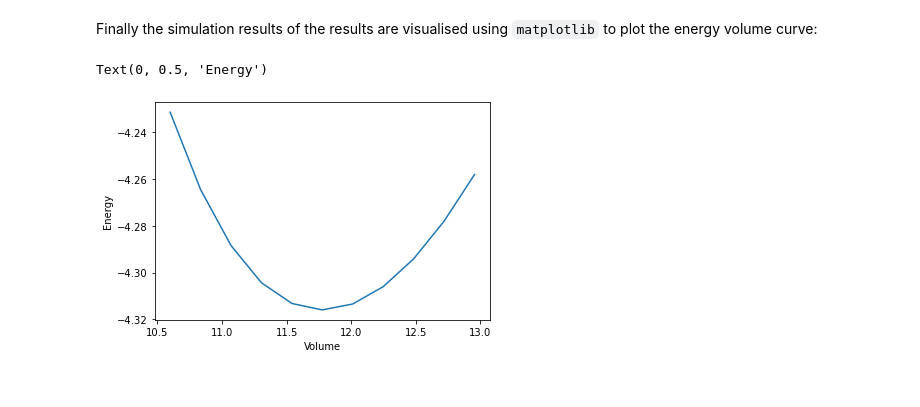
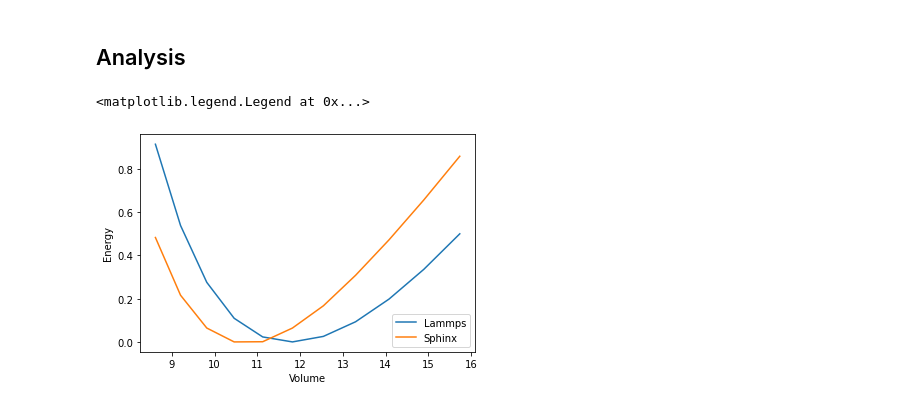
Before and after one commit to pyiron-workshop/swimm-workshop-2021, a Jupyter notebook: day2.ipynb, the cells around one changed output. Cells and saved outputs as stored; diff of their text form; code cells hidden in the pictures.

```diff
--- a/day2.ipynb
+++ b/day2.ipynb
@@ -13,3 +13,3 @@ As a first step the lattice constant is optimized for the specific lattice const
 # %%
-job_mini = pr.create.job.Lammps(job_name="job_mini")
-job_mini.structure = pr.create.structure.ase.bulk("Fe", cubic=True)
+alat_guess = pr.create.structure.ase.bulk("Fe", cubic=True).cell[0,0]
+alat_guess
@@ -33,3 +17,0 @@ The lattice constant is extracted from the final structure of the minimization c
-# %%
-alat_guess = job_mini.get_structure().cell[0,0]
-np.round(alat_guess, 3)
@@ -40,9 +18,7 @@ Based on the initial guess of the lattice constant 11 strains ranging from $90$%
 # %%
-for strain in np.linspace(0.9, 1.1, 11):
-    job_name = "lmp_" + str(np.round(strain,2)).replace(".", "_")
-    job = pr.create.job.Lammps(job_name=job_name)
-    print(alat_guess * strain**(1/3))
-    job.structure = pr.create.structure.ase.bulk("Fe", a=alat_guess * strain**(1/3), )
-    job.potential = potential
+for strain in strain_lst:
+    job_name = "job_sphinx_" + str(np.round(strain, 2)).replace(".", "_")
+    job = pr.create_job(pr.job_type.Sphinx, job_name)
+    job.structure = pr.create.structure.ase.bulk("Fe", a=alat_guess * strain)
     job.run()
 # %% [output]
@@ -85,0 +51,7 @@ The simulation results are collected with a simple for loop by iterating over th
+# %%
+for code in ["Lammps", "Sphinx"]:
+    for strain in strain_lst:
+        job_name = "job_" + code.lower() + "_" + str(np.round(strain, 2)).replace(".", "_")
+        job = pr.create_job(code, job_name)
+        job.structure = pr.create.structure.ase.bulk("Fe", a=alat_guess * strain)
+        job.run()
@@ -85,0 +101,2 @@ The simulation results are collected with a simple for loop by iterating over th
+# %% [markdown]
+## Analysis
@@ -86,16 +105,14 @@ The simulation results are collected with a simple for loop by iterating over th
 # %%
-vol_lst, eng_lst = [], []
-for job in pr.iter_jobs():
-    if "lmp_" in job.job_name:
-        vol_lst.append(job["output/generic/volume"][-1])
-        eng_lst.append(job["output/generic/energy_tot"][-1])
+for code in ["Lammps", "Sphinx"]:
+    vol_lst, eng_lst = [], []
+    for job in pr.iter_jobs(convert_to_object=False):
+        if code.lower() in job.job_name:
+            vol_lst.append(job["output/generic/volume"][-1])
+            eng_lst.append(job["output/generic/energy_tot"][-1])
+    plt.plot(vol_lst, eng_lst - np.min(eng_lst), label=code)
+plt.xlabel("Volume")
+plt.ylabel("Energy")
+plt.legend()
+# %% [output]
+<matplotlib.legend.Legend at 0x...>
+[figure, added]
-# %% [markdown]
-Finally the simulation results of the results are visualised using `matplotlib` to plot the energy volume curve:
-# %%
-import matplotlib.pyplot as plt
-plt.plot(vol_lst, eng_lst)
-plt.xlabel("Volume")
-plt.ylabel("Energy")
-# %% [output]
-Text(0, 0.5, 'Energy')
-[figure, removed]
```
Also changed, not shown: parts of 110 cells of this notebook.
